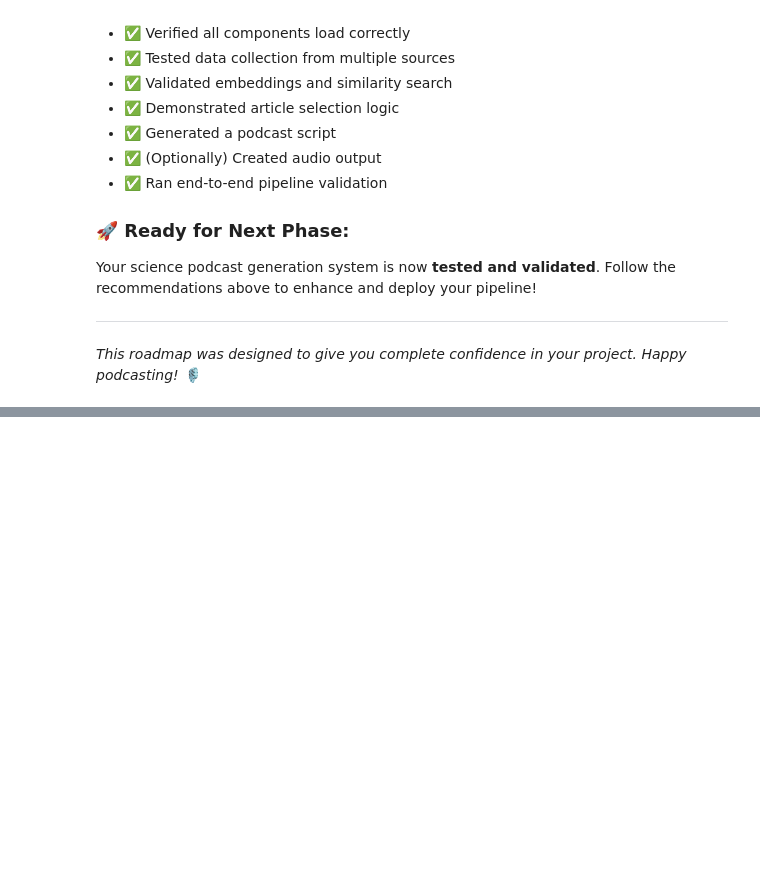
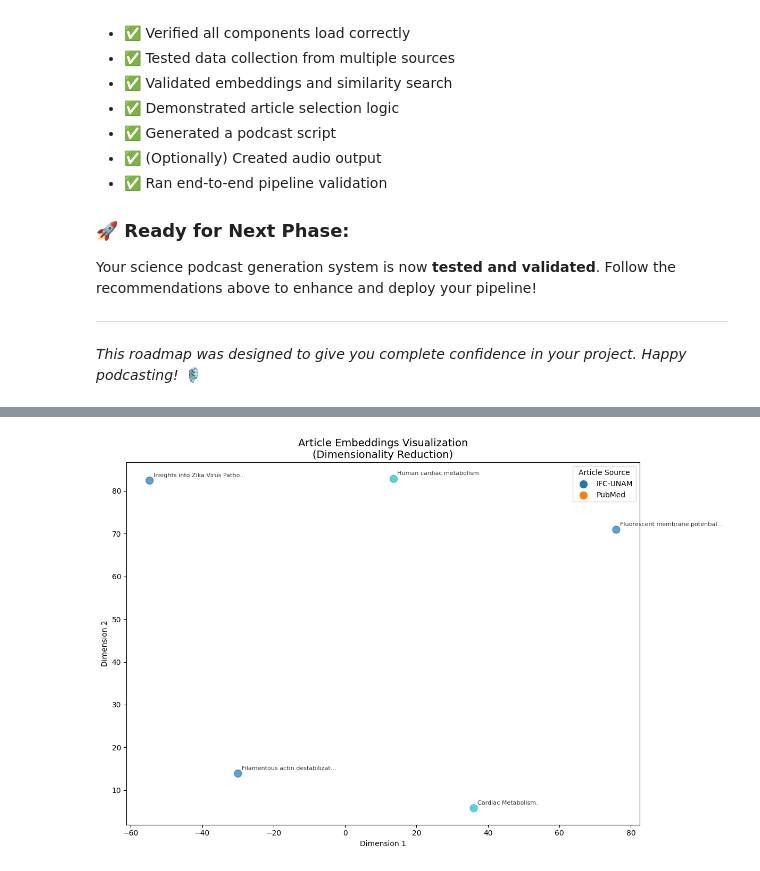
Before and after one commit to santi-rios/UBMI-IFC-Podcast, a Jupyter notebook: notebooks/00_TESTING_ROADMAP.ipynb, the cells around one changed output, grey strips where cells are left out. Saved outputs shown, nothing was run; the diff lists cells and outputs as text; code cells hidden in the pictures; blank space fills up the shorter version.

```diff
--- a/notebooks/00_TESTING_ROADMAP.ipynb
+++ b/notebooks/00_TESTING_ROADMAP.ipynb
@@ -860,0 +984,96 @@ Your science podcast generation system is now **tested and validated**. Follow t
+# %%
+# 2. Embedding Visualization & Clustering Analysis
+print("🎨 Creating Embedding Visualizations & Cluster Analysis...")
+
+if embeddings_working and advanced_libs_available and high_quality_articles:
+    try:
+        print("  Generating embeddings for high-quality articles...")
+
+        # Get embeddings for high-quality articles
+        article_texts = []
+        for article in high_quality_articles:
+            # Combine title and abstract for richer embeddings
+            text = f"{article.get('title', '')} {article.get('abstract', '')}"
+            article_texts.append(text)
+
+        # Generate embeddings
+        embeddings = embedding_manager.generate_embeddings(article_texts)
+        print(f"  Generated embeddings: {embeddings.shape}")
+
+        # Dimensionality reduction for visualization
+        print("  Reducing dimensions for visualization...")
+
+        # PCA for initial dimension reduction (fix component count)
+        n_components = min(min(5, embeddings.shape[0] - 1), embeddings.shape[1])
+        if n_components > 1:
+            pca = PCA(n_components=n_components)
+            embeddings_pca = pca.fit_transform(embeddings)
+            print(f"  PCA reduced to {n_components} components")
+        else:
+            embeddings_pca = embeddings
+
+        # t-SNE for final 2D visualization
+        if embeddings.shape[0] > 1:  # Need at least 2 samples for t-SNE
+            perplexity = min(30, max(1, embeddings.shape[0] - 1))
+            try:
+                tsne = TSNE(n_components=2, perplexity=perplexity, random_state=42)
+                embeddings_2d = tsne.fit_transform(embeddings_pca)
+                print(f"  t-SNE completed with perplexity={perplexity}")
+            except:
+                # Fallback if t-SNE fails
+                print("  t-SNE failed, using PCA for 2D projection")
+                pca_2d = PCA(n_components=2)
+                embeddings_2d = pca_2d.fit_transform(embeddings)
+        else:
+            # Fallback for single article
+            embeddings_2d = np.array([[0, 0]])
+
+        # Create visualization
+        plt.figure(figsize=(12, 8))
+
+        # Extract article sources for coloring
+        sources = [article.get('source', 'Unknown') for article in high_quality_articles]
+        source_colors = {source: i for i, source in enumerate(set(sources))}
+        colors = [source_colors[source] for source in sources]
+
+        # Create scatter plot
+        scatter = plt.scatter(embeddings_2d[:, 0], embeddings_2d[:, 1],
+                            c=colors, cmap='tab10', s=100, alpha=0.7)
+
+        # Add article titles as annotations (limit to prevent crowding)
+        max_annotations = min(len(high_quality_articles), 10)
+        for i in range(max_annotations):
+            title = high_quality_articles[i].get('title', f'Article {i+1}')
+            # Truncate long titles
+            short_title = title[:30] + '...' if len(title) > 30 else title
+            plt.annotate(short_title, (embeddings_2d[i, 0], embeddings_2d[i, 1]),
+                        xytext=(5, 5), textcoords='offset points',
+                        fontsize=8, alpha=0.8)
+
+        plt.title('Article Embeddings Visualization\n(Dimensionality Reduction)', fontsize=14)
+        plt.xlabel('Dimension 1')
+        plt.ylabel('Dimension 2')
+
+        # Create legend for sources
+        unique_sources = list(set(sources))
+        if len(unique_sources) > 1:
+            handles = [plt.scatter([], [], c=plt.cm.tab10(source_colors[source]),
+                                 s=100, label=source) for source in unique_sources]
+            plt.legend(handles=handles, title='Article Source')
+
+        plt.tight_layout()
+        plt.show()
+
+        print("✅ Embedding visualization created!")
+        embedding_viz_created = True
+
+    except Exception as e:
+        print(f"❌ Embedding visualization failed: {e}")
+        embedding_viz_created = False
+        embeddings_2d = None
+
+else:
+    print("⏭️ Skipping embedding visualization (requirements not met)")
+    embedding_viz_created = False
+    embeddings_2d = None
+# %% [output]
@@ -860,0 +1087 @@ Your science podcast generation system is now **tested and validated**. Follow t
+[figure, added]
```
Also changed, not shown: parts of 11 cells of this notebook.
